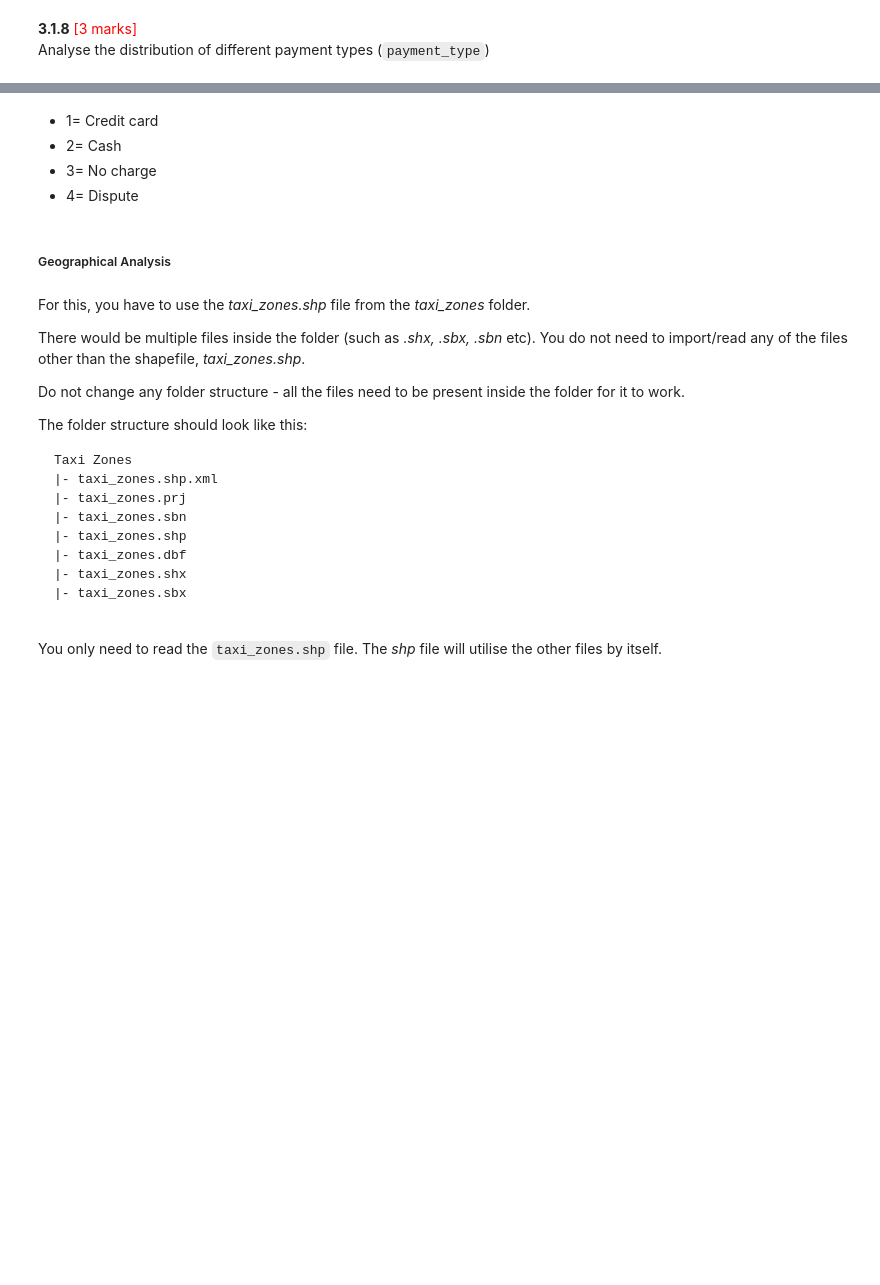
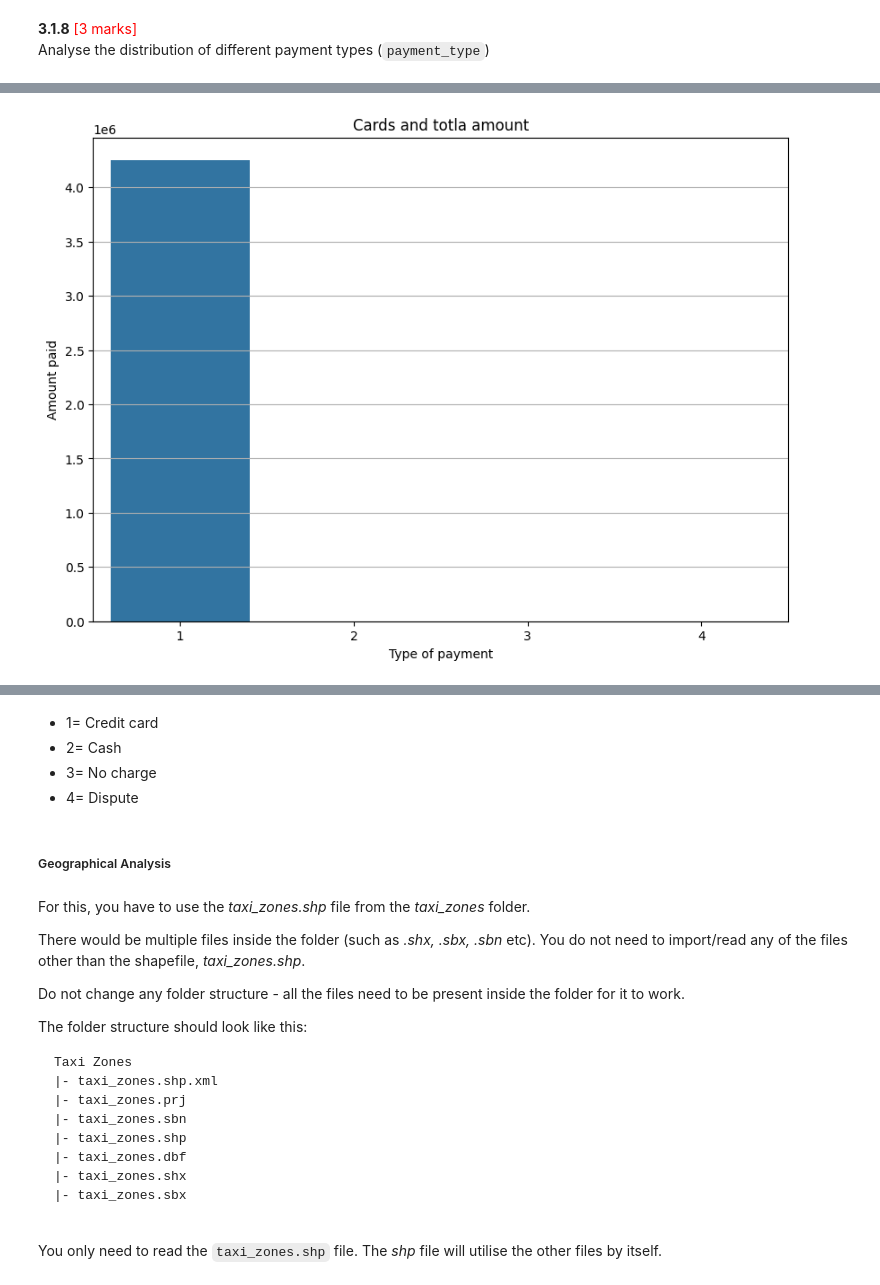
Before and after one commit to Rushank14/Python-Notebooks, a Jupyter notebook: notebooks/EDA_Assg_NYC_Taxi_Starter.ipynb, the cells around one changed output, grey strips where cells are left out. Cells and saved outputs as stored; diff of their text form; code cells hidden in the pictures; blank space fills up the shorter version.

```diff
--- a/notebooks/EDA_Assg_NYC_Taxi_Starter.ipynb
+++ b/notebooks/EDA_Assg_NYC_Taxi_Starter.ipynb
@@ -1393,0 +1369,17 @@ Analyse the distribution of different payment types (`payment_type`)
+# %%
+# Analyse the distribution of different payment types (payment_type).
+
+amount = df.groupby('payment_type')['total_amount'].sum().sort_index()
+
+plt.figure(figsize=(10,7))
+plt.grid(True)
+sns.barplot(
+    x = amount.index,
+    y = amount.values
+)
+plt.title('Cards and totla amount')
+plt.xlabel('Type of payment')
+plt.ylabel('Amount paid')
+plt.show()
+# %% [output]
+[figure, added]
```
Also changed, not shown: parts of 20 cells of this notebook, 1 other file.
